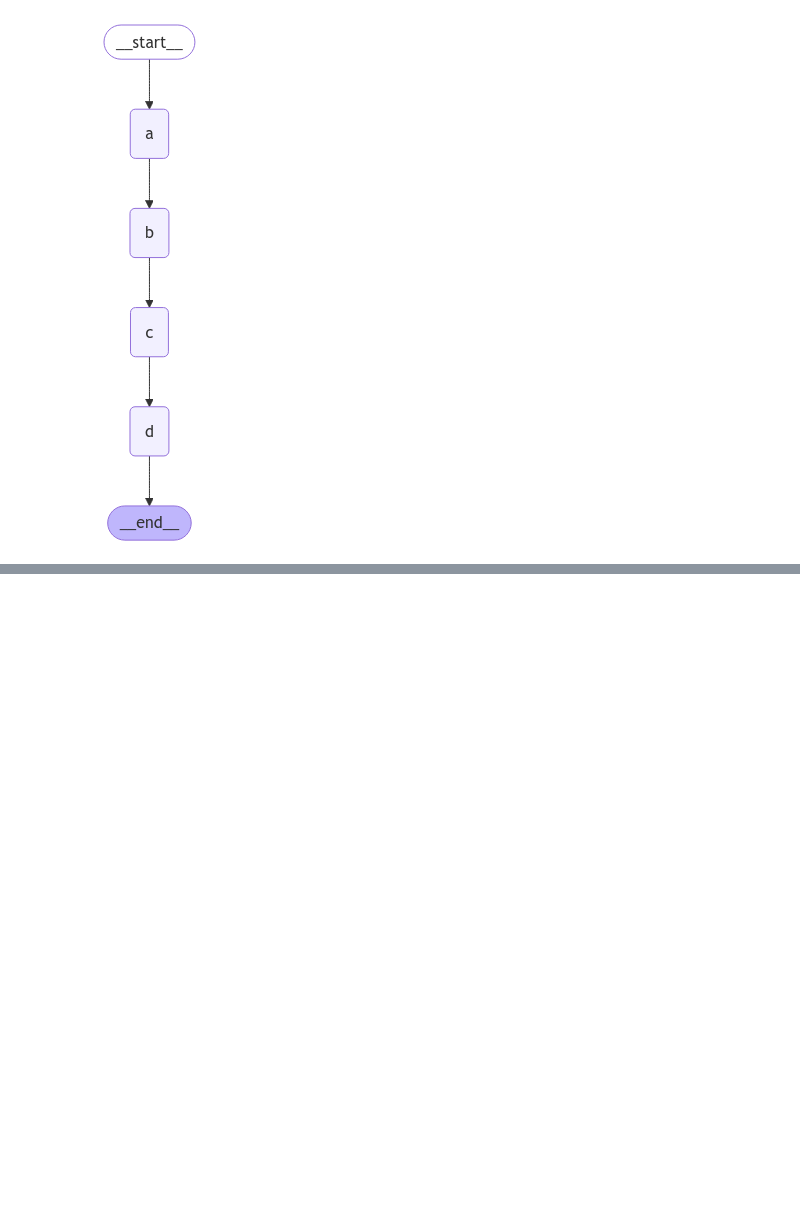
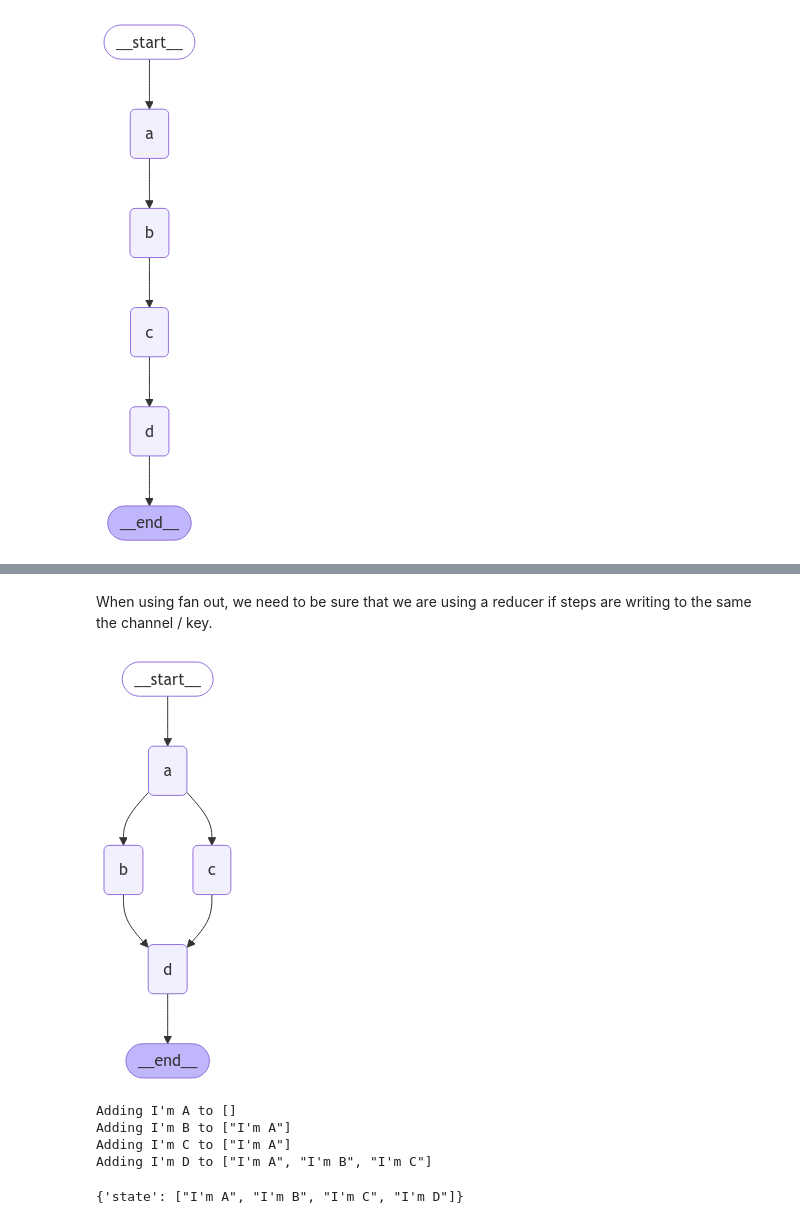
Before and after one commit to Zeeshier/LangGraph, a Jupyter notebook: 4. Building Assistant/1. Parallelization.ipynb, the cells around one changed output, grey strips where cells are left out. Drawn from its saved outputs; the diff is of its cells as text; code cells hidden in the pictures; blank space fills up the shorter version.

```diff
--- a/4. Building Assistant/1. Parallelization.ipynb
+++ b/4. Building Assistant/1. Parallelization.ipynb
@@ -64,0 +113,39 @@ display(Image(graph.get_graph().draw_mermaid_png()))
+# %% [markdown]
+When using fan out, we need to be sure that we are using a reducer if steps are writing to the same the channel / key.
+# %%
+import operator
+from typing import Annotated
+
+class State(TypedDict):
+    # The operator.add reducer fn makes this append-only
+    state: Annotated[list, operator.add]
+
+# Add nodes
+builder = StateGraph(State)
+
+# Initialize each node with node_secret
+builder.add_node("a", ReturnNodeValue("I'm A"))
+builder.add_node("b", ReturnNodeValue("I'm B"))
+builder.add_node("c", ReturnNodeValue("I'm C"))
+builder.add_node("d", ReturnNodeValue("I'm D"))
+
+# Flow
+builder.add_edge(START, "a")
+builder.add_edge("a", "b")
+builder.add_edge("a", "c")
+builder.add_edge("b", "d")
+builder.add_edge("c", "d")
+builder.add_edge("d", END)
+graph = builder.compile()
+
+display(Image(graph.get_graph().draw_mermaid_png()))
+# %% [output]
+[figure, added]
+# %%
+graph.invoke({"state": []})
+# %% [output]
+Adding I'm A to []
+Adding I'm B to ["I'm A"]
+Adding I'm C to ["I'm A"]
+Adding I'm D to ["I'm A", "I'm B", "I'm C"]
+{'state': ["I'm A", "I'm B", "I'm C", "I'm D"]}
```
Also changed, not shown: parts of 20 cells of this notebook.
